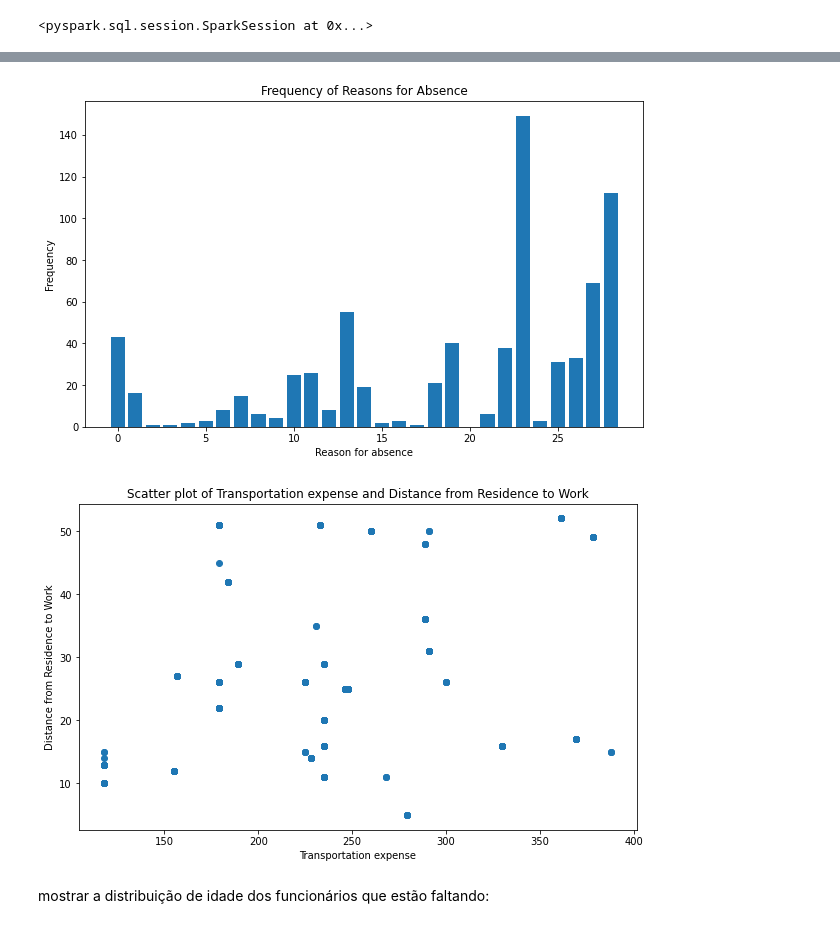
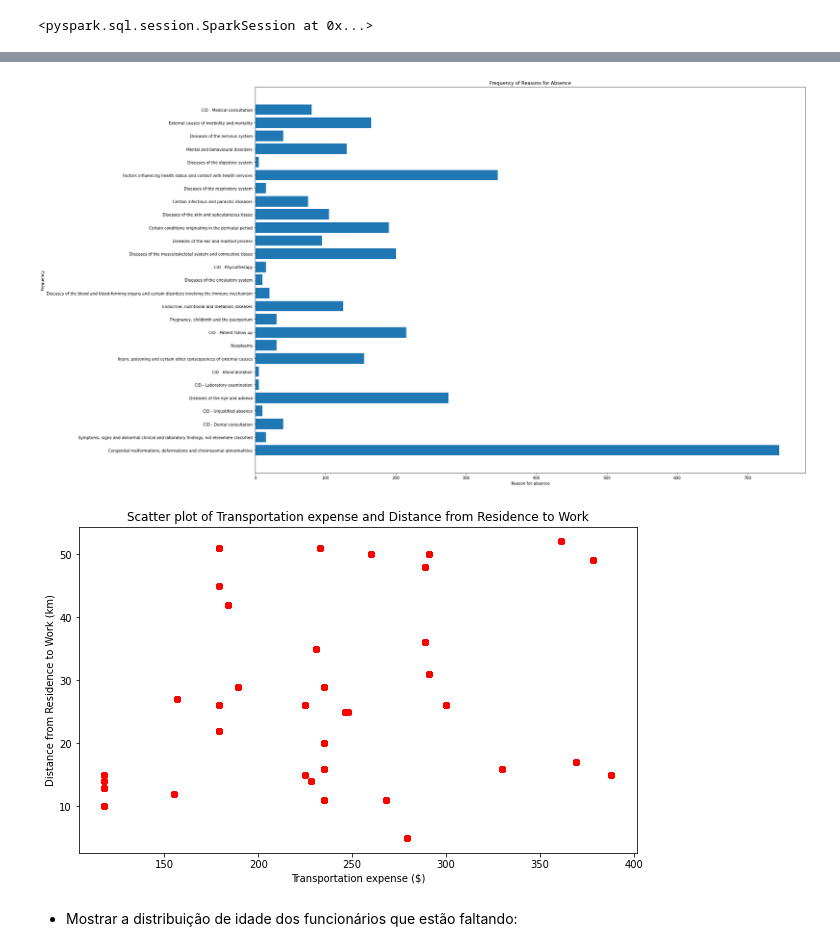
Before and after one commit to GuilhermeVCCdaSilva/ProjetoBD, a Jupyter notebook: ProjetoBigData_GuilhermeSilvaMarineFournieGonçaloAlves.ipynb, the cells around one changed output, grey strips where cells are left out. Cells and saved outputs as stored; diff of their text form; code cells hidden in the pictures.

```diff
--- a/ProjetoBigData_GuilhermeSilvaMarineFournieGonçaloAlves.ipynb
+++ b/ProjetoBigData_GuilhermeSilvaMarineFournieGonçaloAlves.ipynb
@@ -57,2 +53,0 @@ df = spark.read.csv('Absenteeism_at_work.csv',header=True,sep=";")
-# %%
-df = df.drop("ID", column)
@@ -112,0 +128,2 @@ Number of columns: 21
+# %%
+df = df.drop("id")
@@ -240,18 +424,20 @@ Deprecated in NumPy 1.20; for more details and guidance: https://numpy.org/devdo
 # %%
 import matplotlib.pyplot as plt
 
 # Count the frequency of each category in "Reason for absence" column
+df = df.dropna(subset = ["Reason for absence"])
 reason_counts = df.groupBy("Reason for absence").count().toPandas()
 
 # Plot the bar chart
-plt.figure(figsize=(10, 6))
-plt.bar(reason_counts["Reason for absence"], reason_counts["count"])
+plt.figure(figsize=(25, 18))
+plt.barh(reason_counts["Reason for absence"], reason_counts["count"])
 plt.xlabel("Reason for absence")
 plt.ylabel("Frequency")
 plt.title("Frequency of Reasons for Absence")
+
 plt.show()
 # %% [output]
-[figure, old version]
+[figure, new version]
 # %%
 import matplotlib.pyplot as plt
 
@@ -261,15 +447,15 @@ y = df.select("Distance from Residence to Work").toPandas()
 
 # Plot the scatter plot
 plt.figure(figsize=(10, 6))
-plt.scatter(x, y)
-plt.xlabel("Transportation expense")
-plt.ylabel("Distance from Residence to Work")
+plt.scatter(x, y, color='red')
+plt.xlabel("Transportation expense ($)")
+plt.ylabel("Distance from Residence to Work (km)")
 plt.title("Scatter plot of Transportation expense and Distance from Residence to Work")
 plt.show()
 # %% [output]
-[figure, old version]
+[figure, new version]
 # %% [markdown]
-mostrar a distribuição de idade dos funcionários que estão faltando:
+- Mostrar a distribuição de idade dos funcionários que estão faltando:
 # %%
 import seaborn as sns
 import matplotlib.pyplot as plt
```
Also changed, not shown: parts of 55 cells of this notebook.
